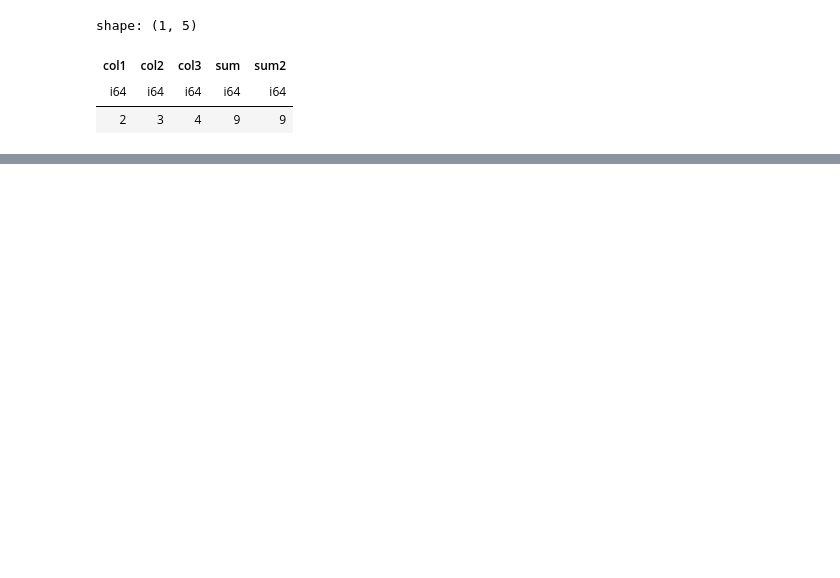
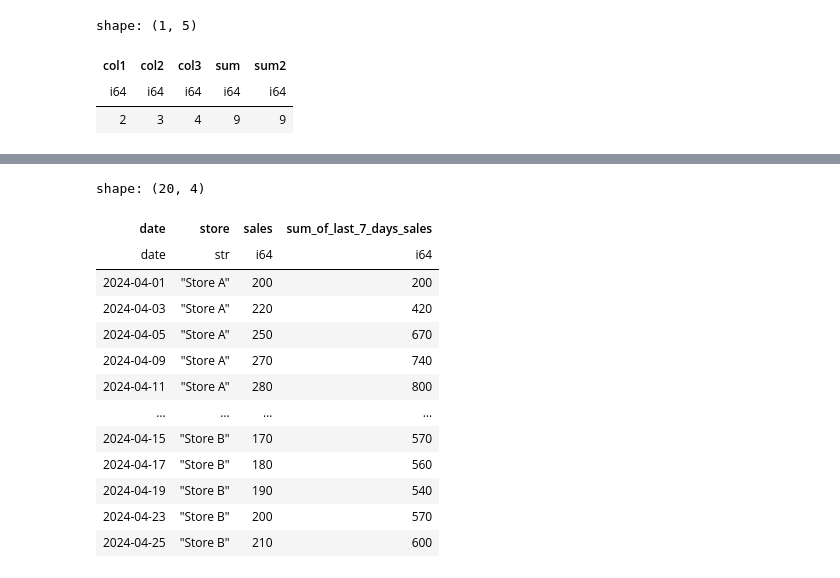
Before and after one commit to asenetcky/python-polars-the-definitive-guide, a Jupyter notebook: ch13-me.ipynb, the cells around one changed output, grey strips where cells are left out. Cells and saved outputs as stored; diff of their text form; code cells hidden in the pictures; blank space fills up the shorter version.

```diff
--- a/ch13-me.ipynb
+++ b/ch13-me.ipynb
@@ -338,0 +412,10 @@ shape: (1, 5)
+# %%
+dates = pl.date_range(
+    start=pl.date(2024, 4, 1),
+    end=pl.date(2024, 4, 26),
+    interval="2d",
+    eager=True,
+)
+
+dates = dates.filter(dates.dt.weekday() < 6)
+dates_repeated = pl.concat([dates, dates]).sort()
@@ -338,0 +455,16 @@ shape: (1, 5)
+# %%
+small_sales_df = (
+    pl.DataFrame(
+        {
+            "date": dates_repeated,
+            "store": ["Store A", "Store B"] * dates.len(),
+            "sales": [
+                200, 150, 220, 160, 250, 180, 270, 190, 280, 210,
+                210, 170, 220, 180, 240, 190, 250, 200, 260, 210,
+            ],
+        }
+    )
+    # lets polars know this is sorted already for optimizations
+    .set_sorted("date")
+    .set_sorted("store")
+)
@@ -338,0 +488,10 @@ shape: (1, 5)
+# %%
+# can calculate rolling sum of lazt 7 days
+
+result = small_sales_df.rolling(
+    index_column="date",
+    period="7d",
+    group_by="store",
+).agg(
+    sum_of_last_7_days_sales=pl.sum("sales")
+)
@@ -338,0 +515,18 @@ shape: (1, 5)
+# %%
+final_df = small_sales_df.join(result, on=["date", "store"])
+final_df
+# %% [output]
+shape: (20, 4)
+| date | store | sales | sum_of_last_7_days_sales |
+| date | str | i64 | i64 |
+| 2024-04-01 | "Store A" | 200 | 200 |
+| 2024-04-03 | "Store A" | 220 | 420 |
+| 2024-04-05 | "Store A" | 250 | 670 |
+| 2024-04-09 | "Store A" | 270 | 740 |
+| 2024-04-11 | "Store A" | 280 | 800 |
+| … | … | … | … |
+| 2024-04-15 | "Store B" | 170 | 570 |
+| 2024-04-17 | "Store B" | 180 | 560 |
+| 2024-04-19 | "Store B" | 190 | 540 |
+| 2024-04-23 | "Store B" | 200 | 570 |
+| 2024-04-25 | "Store B" | 210 | 600 |
```
Also changed, not shown: parts of 20 cells of this notebook.
